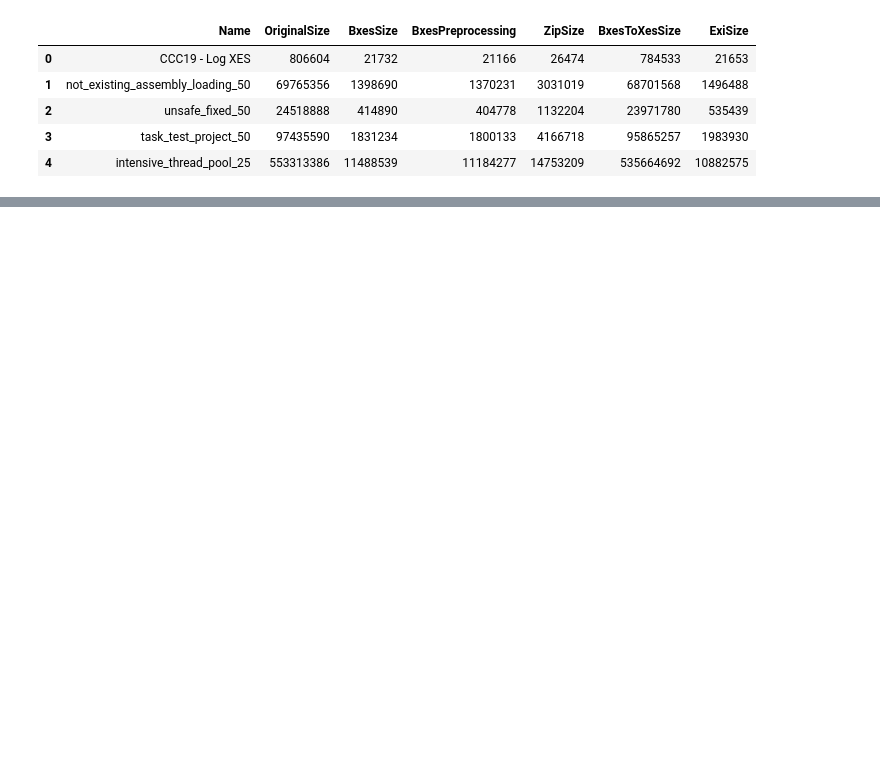
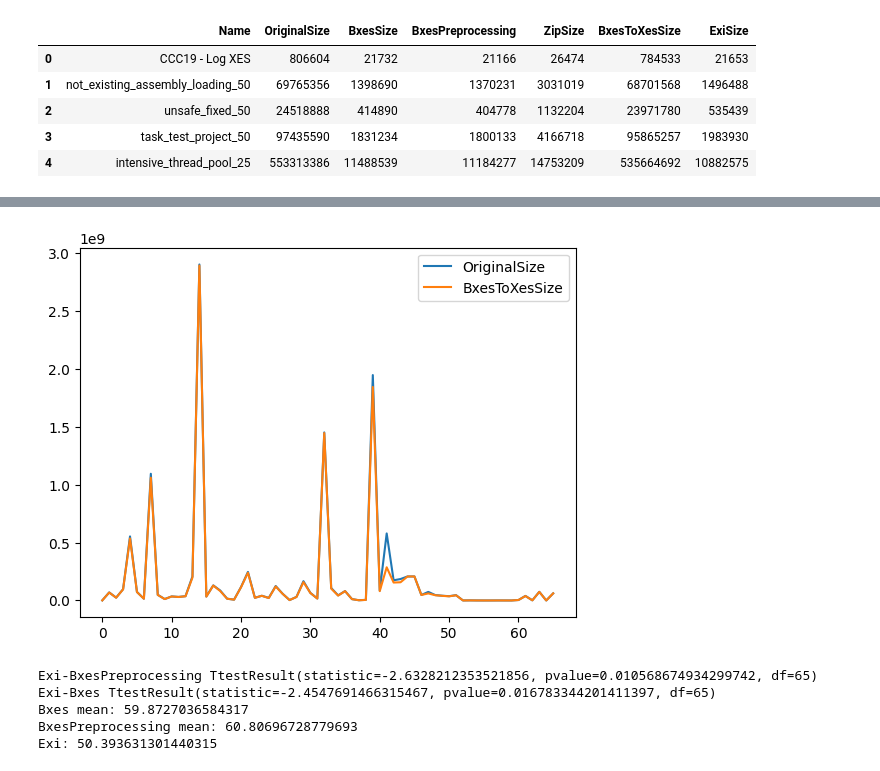
Before and after one commit to PM-IDE/bxes, a Jupyter notebook: research/main.ipynb, the cells around one changed output, grey strips where cells are left out. Drawn from its saved outputs; the diff is of its cells as text; code cells hidden in the pictures; blank space fills up the shorter version.

```diff
--- a/research/main.ipynb
+++ b/research/main.ipynb
@@ -27,0 +30,19 @@ plt.show()
+# %%
+plt.plot(x, df['OriginalSize'], label='OriginalSize')
+plt.plot(x, df['BxesToXesSize'], label='BxesToXesSize')
+plt.legend()
+plt.show()
+# %% [output]
+[figure, added]
+# %%
+print(f'Exi-BxesPreprocessing {scipy.stats.ttest_rel(exi, bxes_preprocessing)}')
+print(f'Exi-Bxes {scipy.stats.ttest_rel(exi, bxes_line)}')
+print(f'Bxes mean: {np.mean(bxes_line)}')
+print(f'BxesPreprocessing mean: {np.mean(bxes_preprocessing)}')
+print(f'Exi: {np.mean(exi)}')
+# %% [output]
+Exi-BxesPreprocessing TtestResult(statistic=-2.6328212353521856, pvalue=0.010568674934299742, df=65)
+Exi-Bxes TtestResult(statistic=-2.4547691466315467, pvalue=0.016783344201411397, df=65)
+Bxes mean: 59.8727036584317
+BxesPreprocessing mean: 60.80696728779693
+Exi: 50.393631301440315
```
Also changed, not shown: parts of 2 cells of this notebook, 1 other file.
